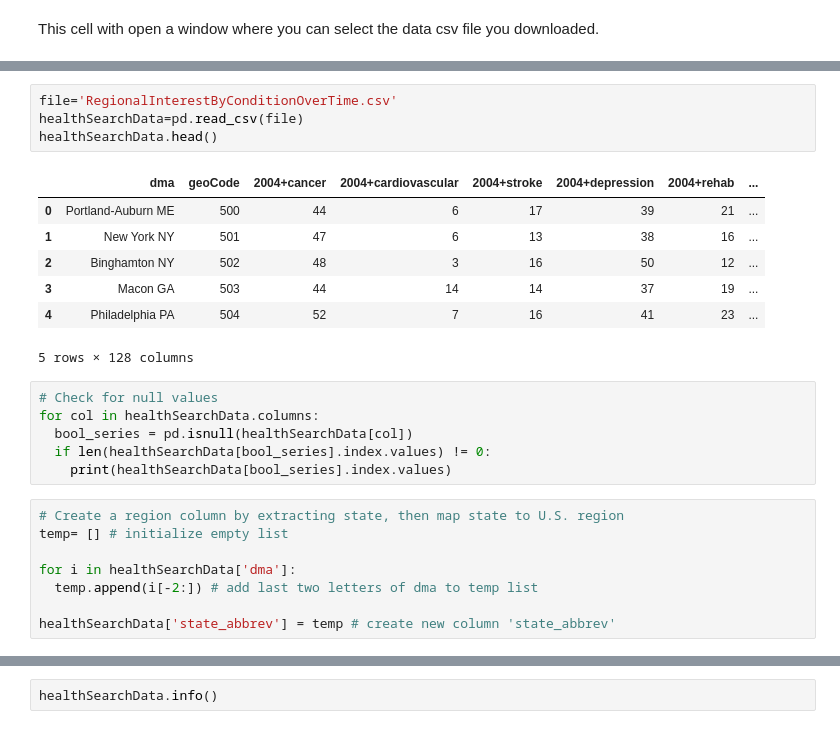
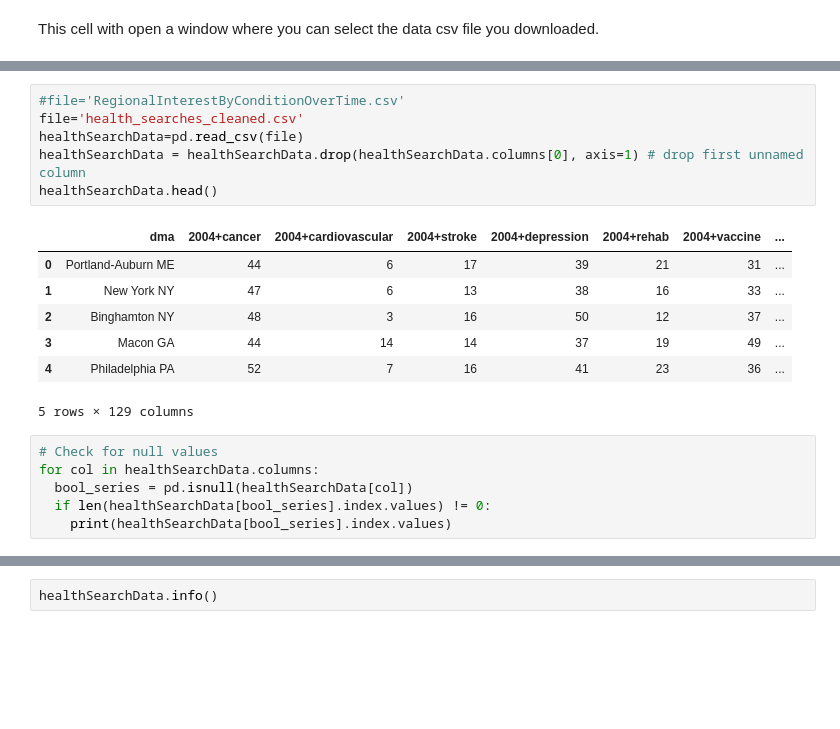
Before and after one commit to chantel808/Springboard_Capstone1, a Jupyter notebook: Stats_google_health_search_analysis.ipynb, the cells around one changed output, grey strips where cells are left out. Saved outputs shown, nothing was run; the diff lists cells and outputs as text; blank space fills up the shorter version.

```diff
--- a/Stats_google_health_search_analysis.ipynb
+++ b/Stats_google_health_search_analysis.ipynb
@@ -63,26 +63,20 @@ User uploaded file "RegionalInterestByConditionOverTime.csv" with length 85807 b
 # %%
-file='RegionalInterestByConditionOverTime.csv'
+#file='RegionalInterestByConditionOverTime.csv'
+file='health_searches_cleaned.csv'
 healthSearchData=pd.read_csv(file)
+healthSearchData = healthSearchData.drop(healthSearchData.columns[0], axis=1) # drop first unnamed column
 healthSearchData.head()
 # %% [output]
-|  | dma | geoCode | 2004+cancer | 2004+cardiovascular | 2004+stroke | 2004+depression | 2004+rehab | ... |
-| 0 | Portland-Auburn ME | 500 | 44 | 6 | 17 | 39 | 21 | ... |
-| 1 | New York NY | 501 | 47 | 6 | 13 | 38 | 16 | ... |
-| 2 | Binghamton NY | 502 | 48 | 3 | 16 | 50 | 12 | ... |
-| 3 | Macon GA | 503 | 44 | 14 | 14 | 37 | 19 | ... |
-| 4 | Philadelphia PA | 504 | 52 | 7 | 16 | 41 | 23 | ... |
+|  | dma | 2004+cancer | 2004+cardiovascular | 2004+stroke | 2004+depression | 2004+rehab | 2004+vaccine | ... |
+| 0 | Portland-Auburn ME | 44 | 6 | 17 | 39 | 21 | 31 | ... |
+| 1 | New York NY | 47 | 6 | 13 | 38 | 16 | 33 | ... |
+| 2 | Binghamton NY | 48 | 3 | 16 | 50 | 12 | 37 | ... |
+| 3 | Macon GA | 44 | 14 | 14 | 37 | 19 | 49 | ... |
+| 4 | Philadelphia PA | 52 | 7 | 16 | 41 | 23 | 36 | ... |
-5 rows × 128 columns
+5 rows × 129 columns
 # %%
 # Check for null values
 for col in healthSearchData.columns:
   bool_series = pd.isnull(healthSearchData[col])
   if len(healthSearchData[bool_series].index.values) != 0:
     print(healthSearchData[bool_series].index.values)
-# %%
-# Create a region column by extracting state, then map state to U.S. region
-temp= [] # initialize empty list
-
-for i in healthSearchData['dma']:
-  temp.append(i[-2:]) # add last two letters of dma to temp list
-
-healthSearchData['state_abbrev'] = temp # create new column 'state_abbrev'
```
Also changed, not shown: parts of 11 cells of this notebook.
